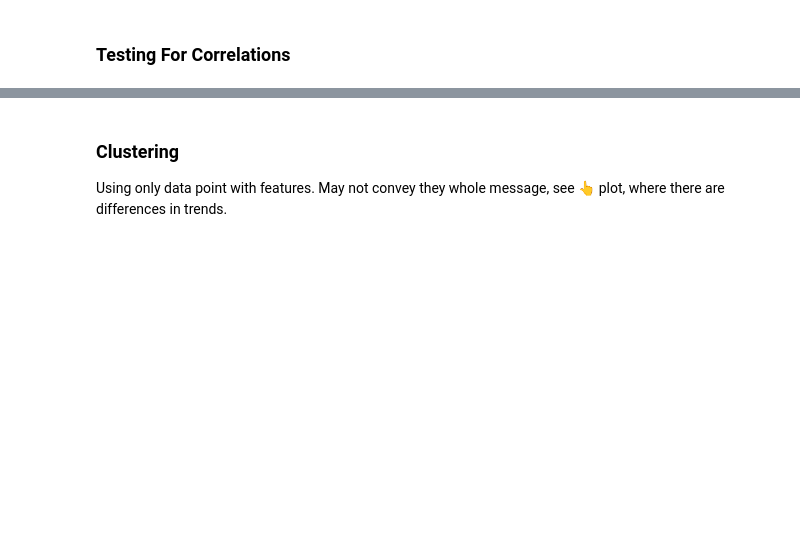
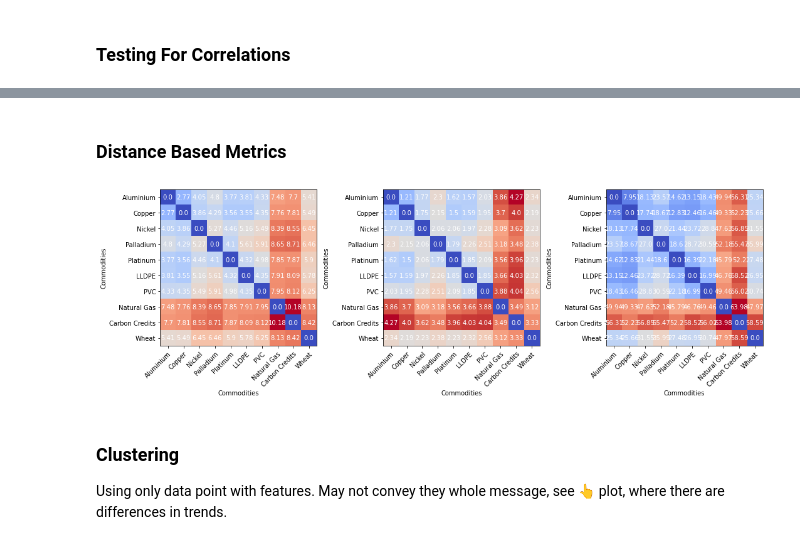
Before and after one commit to Phutoast/commodity-prices-prediction, a Jupyter notebook: explore_data_plot.ipynb, the cells around one changed output, grey strips where cells are left out. Cells and saved outputs as stored; diff of their text form; code cells hidden in the pictures; blank space fills up the shorter version.

Commit message:
Adding Distance Based Clustering

```diff
--- a/explore_data_plot.ipynb
+++ b/explore_data_plot.ipynb
@@ -40,3 +66,9 @@ fig7, ax7 = explore_data.plot_year_related()
+# %% [markdown]
+### Distance Based Metrics
+# %%
+fig8, ax8 = explore_data.distance_between_time_series()
+# %% [output]
+[figure, added]
 # %% [markdown]
 ### Clustering
 Using only data point with features. May not convey they whole message, see 👆 plot, where there are differences in trends.
```
Also changed, not shown: parts of 11 cells of this notebook, 11 other files.
